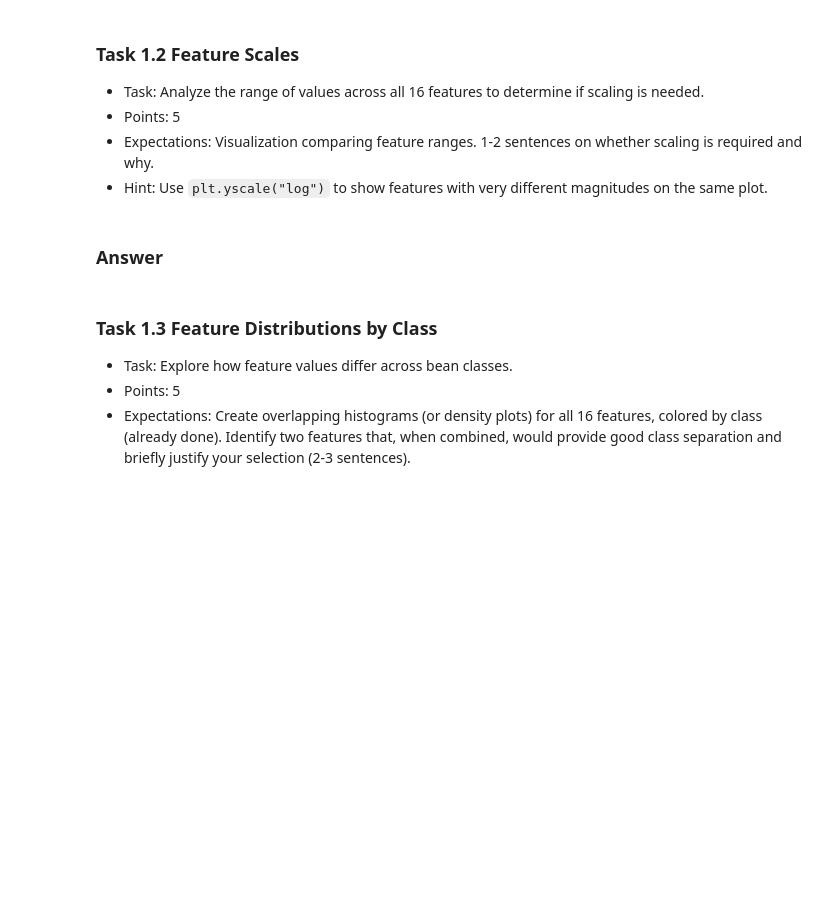
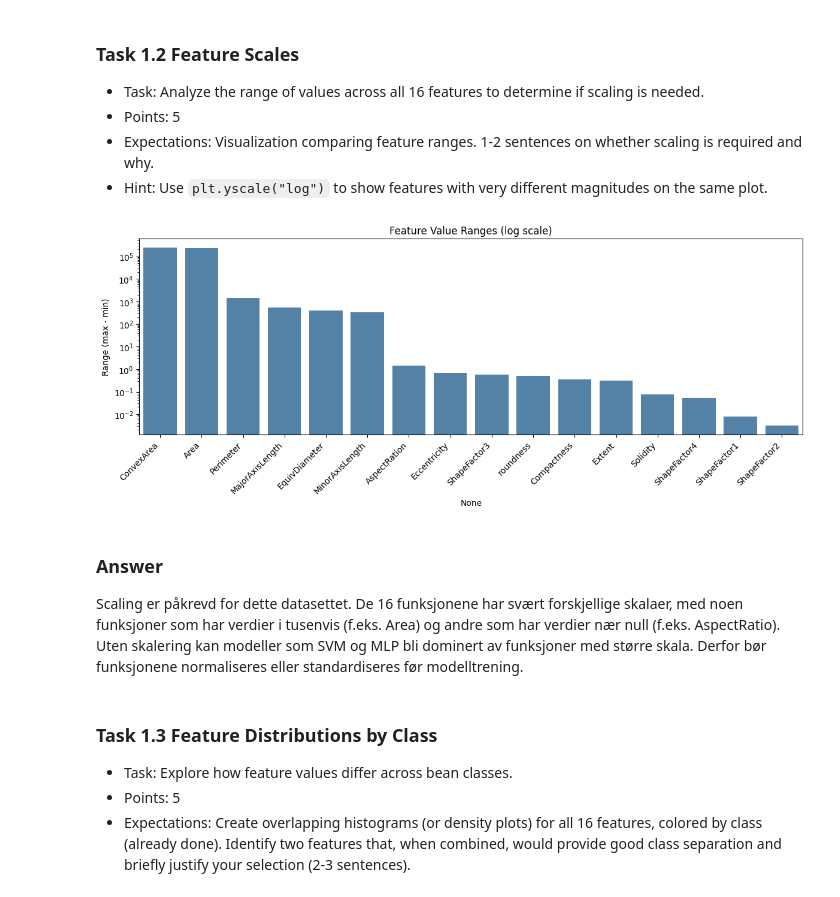
Before and after one commit to Decissions101/Assignment03, a Jupyter notebook: assignments/assignment02/assignment02.ipynb, the cells around one changed output. Cells and saved outputs as stored; diff of their text form; code cells hidden in the pictures; blank space fills up the shorter version.

```diff
--- a/assignments/assignment02/assignment02.ipynb
+++ b/assignments/assignment02/assignment02.ipynb
@@ -126,12 +160,25 @@ df_bean["Class"].value_counts()
 - Hint: Use `plt.yscale("log")` to show features with very different magnitudes on the same plot.
 # %%
 # Compute max-min range for each feature
+feature_ranges = df_bean[feature_names_bean].max() - df_bean[feature_names_bean].min()
+feature_ranges = feature_ranges.sort_values(ascending=False)
 
 # Plot the ranges per feature with sns.barplot()
+plt.figure(figsize=(12, 5))
+sns.barplot(x=feature_ranges.index, y=feature_ranges.values, color="steelblue")
 
 # Use plt.yscale("log") for better visualization of scale differences
+plt.yscale("log")
+plt.xticks(rotation=45, ha="right")
+plt.ylabel("Range (max - min)")
+plt.title("Feature Value Ranges (log scale)")
+plt.tight_layout()
+plt.show()
+# %% [output]
+[figure, added]
 # %% [markdown]
 ### Answer
+Scaling er påkrevd for dette datasettet. De 16 funksjonene har svært forskjellige skalaer, med noen funksjoner som har verdier i tusenvis (f.eks. Area) og andre som har verdier nær null (f.eks. AspectRatio). Uten skalering kan modeller som SVM og MLP bli dominert av funksjoner med større skala. Derfor bør funksjonene normaliseres eller standardiseres før modelltrening.
 # %% [markdown]
 ### Task 1.3 Feature Distributions by Class
 
```
Also changed, not shown: parts of 6 cells of this notebook.
